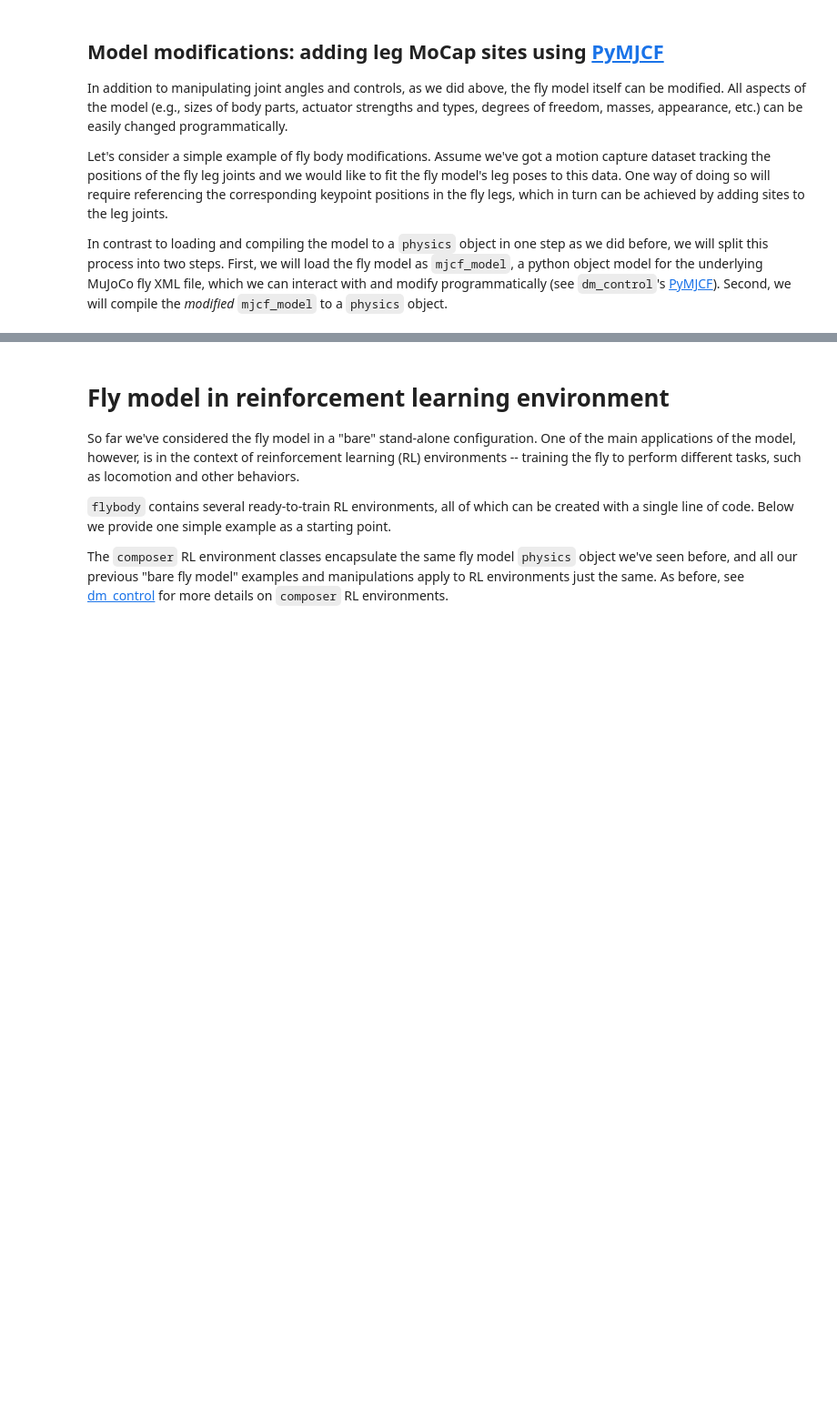
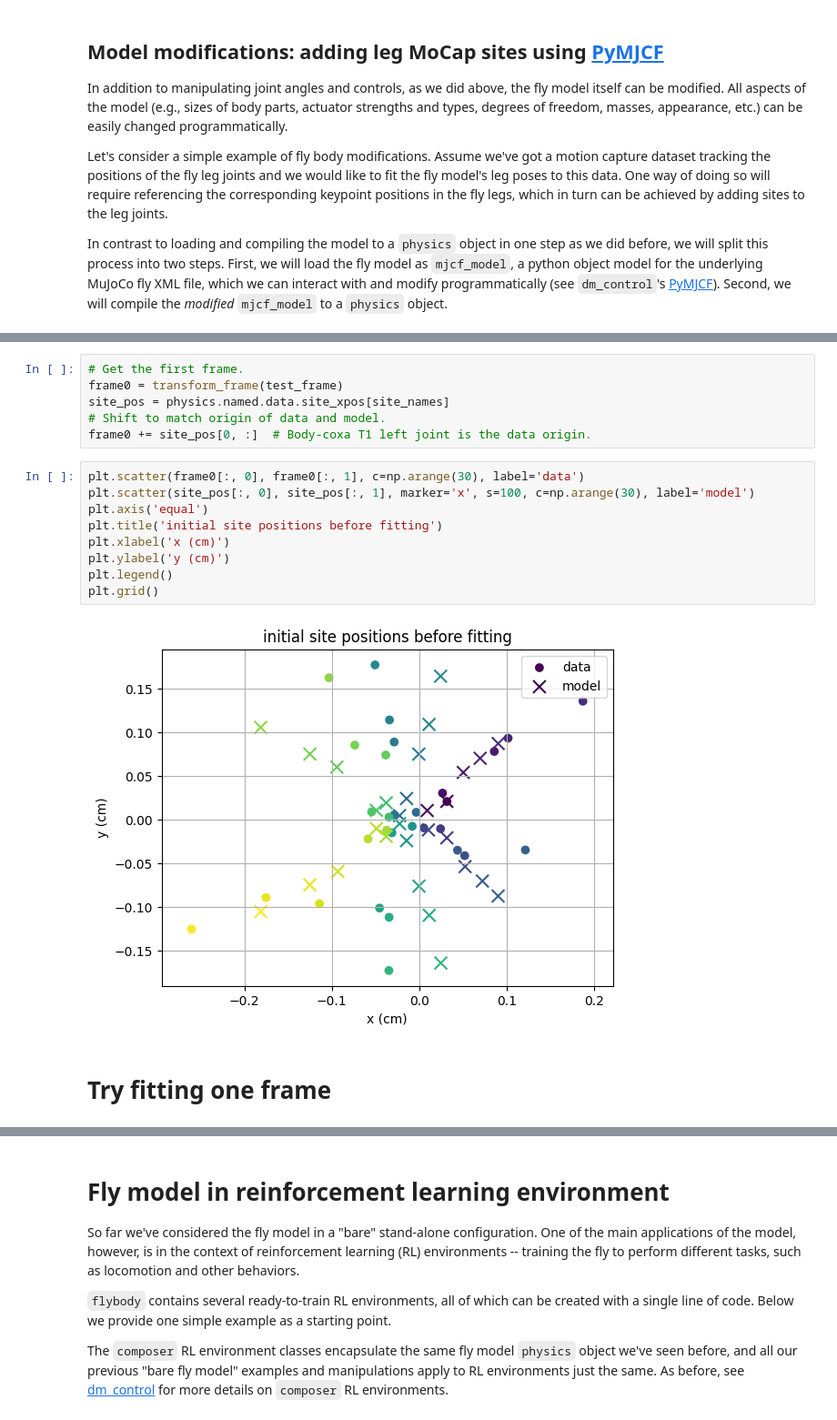
Before and after one commit to elliottabe/mujoco_workshop, a Jupyter notebook: Flybody_example.ipynb, the cells around one changed output, grey strips where cells are left out. Shown at 91% size. Drawn from its saved outputs; the diff is of its cells as text; blank space fills up the shorter version.

```diff
--- a/Flybody_example.ipynb
+++ b/Flybody_example.ipynb
@@ -391,0 +507,19 @@ PIL.Image.fromarray(pixels)
+# %%
+# Get the first frame.
+frame0 = transform_frame(test_frame)
+site_pos = physics.named.data.site_xpos[site_names]
+# Shift to match origin of data and model.
+frame0 += site_pos[0, :]  # Body-coxa T1 left joint is the data origin.
+# %%
+plt.scatter(frame0[:, 0], frame0[:, 1], c=np.arange(30), label='data')
+plt.scatter(site_pos[:, 0], site_pos[:, 1], marker='x', s=100, c=np.arange(30), label='model')
+plt.axis('equal')
+plt.title('initial site positions before fitting')
+plt.xlabel('x (cm)')
+plt.ylabel('y (cm)')
+plt.legend()
+plt.grid()
+# %% [output]
+[figure, added]
+# %% [markdown]
+# Try fitting one frame
```
Also changed, not shown: parts of 29 cells of this notebook, 3 other files.
